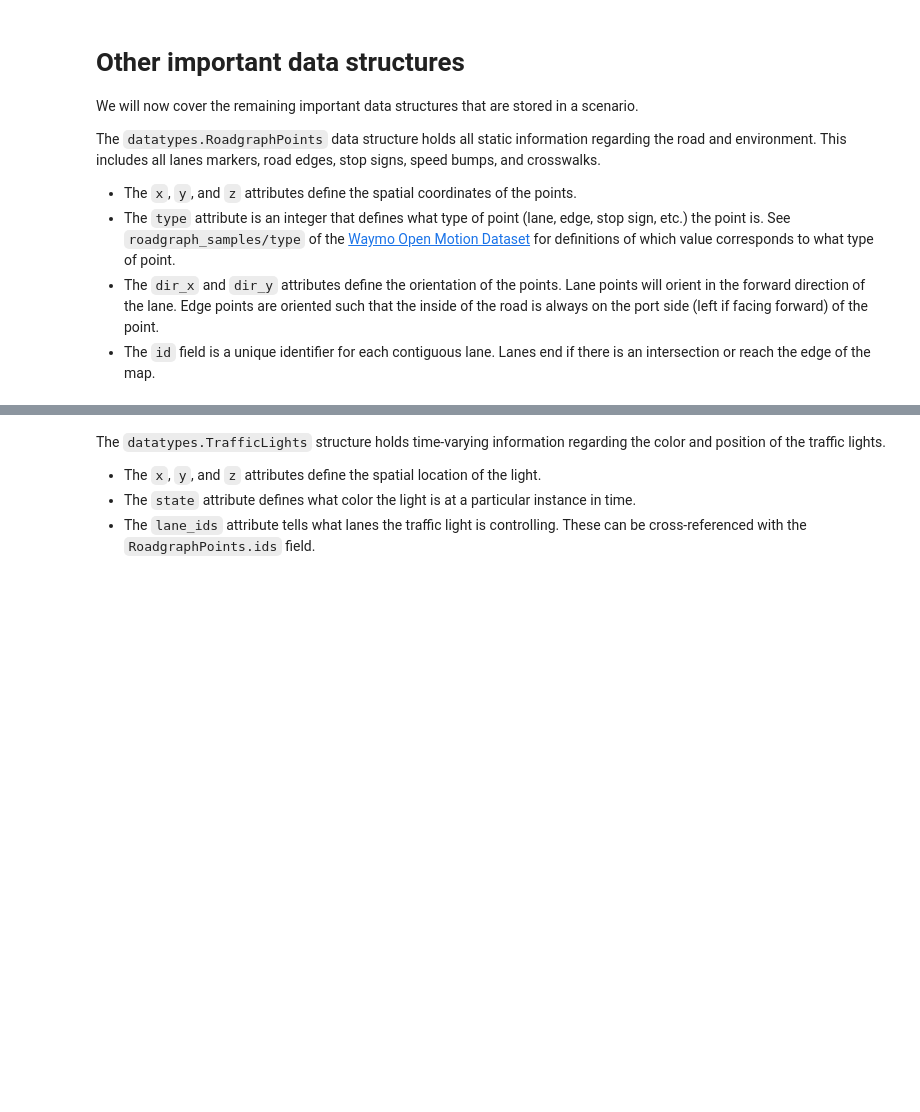
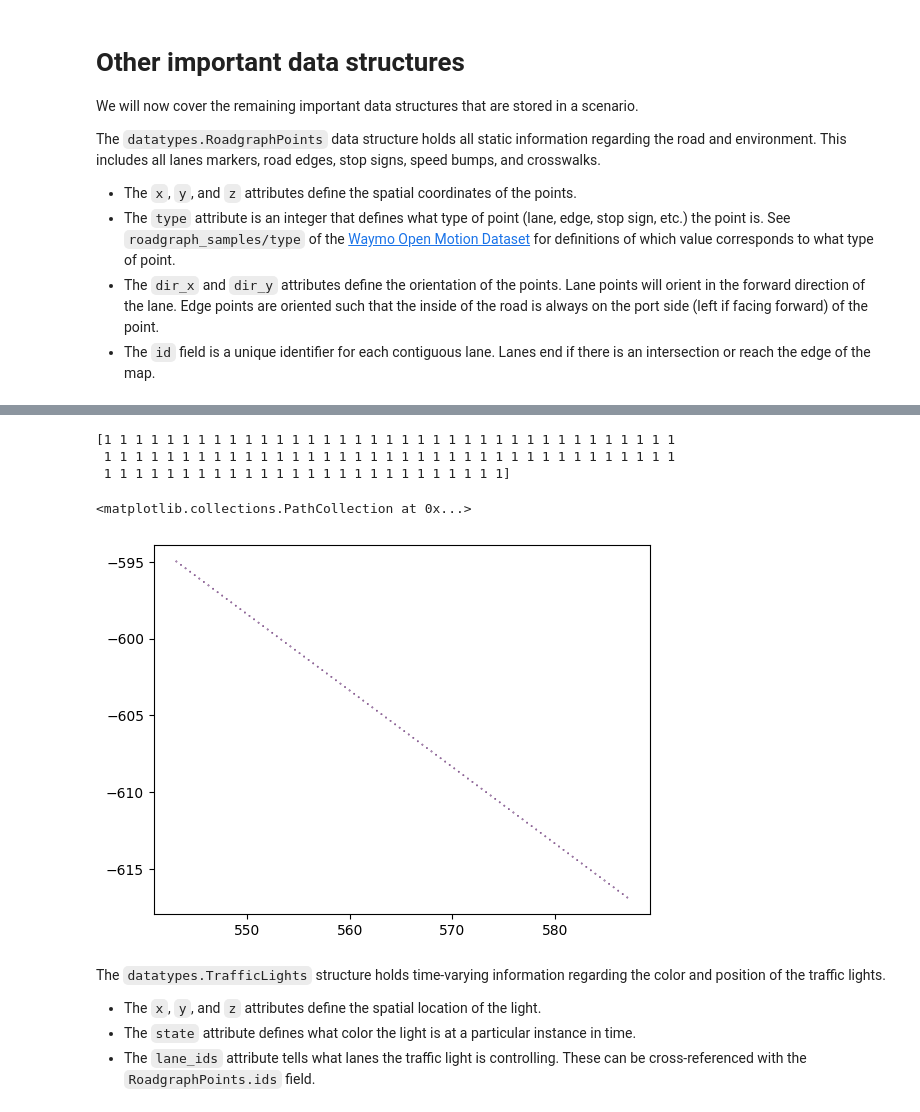
Before and after one commit to finn777-yea/waymax, a Jupyter notebook: datatypes_demo.ipynb, the cells around one changed output, grey strips where cells are left out. Saved outputs shown, nothing was run; the diff lists cells and outputs as text; code cells hidden in the pictures; blank space fills up the shorter version.

```diff
--- a/datatypes_demo.ipynb
+++ b/datatypes_demo.ipynb
@@ -101,3 +117,21 @@ plt.show()
+# %%
+# plot the roadgraph sample with the same id
+rg = scenario.roadgraph_points
+print(rg.ids[:100])
+where_valid = rg.valid
+
+plt.scatter(
+    x = rg.x[where_valid][:100],
+    y = rg.y[where_valid][:100],
+    s=0.1,
+    c = rg.types[where_valid][:100]
+    )
+# %% [output]
+[1 1 1 1 1 1 1 1 1 1 1 1 1 1 1 1 1 1 1 1 1 1 1 1 1 1 1 1 1 1 1 1 1 1 1 1 1
+ 1 1 1 1 1 1 1 1 1 1 1 1 1 1 1 1 1 1 1 1 1 1 1 1 1 1 1 1 1 1 1 1 1 1 1 1 1
+ 1 1 1 1 1 1 1 1 1 1 1 1 1 1 1 1 1 1 1 1 1 1 1 1 1 1]
+<matplotlib.collections.PathCollection at 0x...>
+[figure, added]
 # %% [markdown]
 The `datatypes.TrafficLights` structure holds time-varying information regarding the color and position of the traffic lights.
 - The `x`, `y`, and `z` attributes define the spatial location of the light.
```
Also changed, not shown: parts of 10 cells of this notebook, 1 other file.
